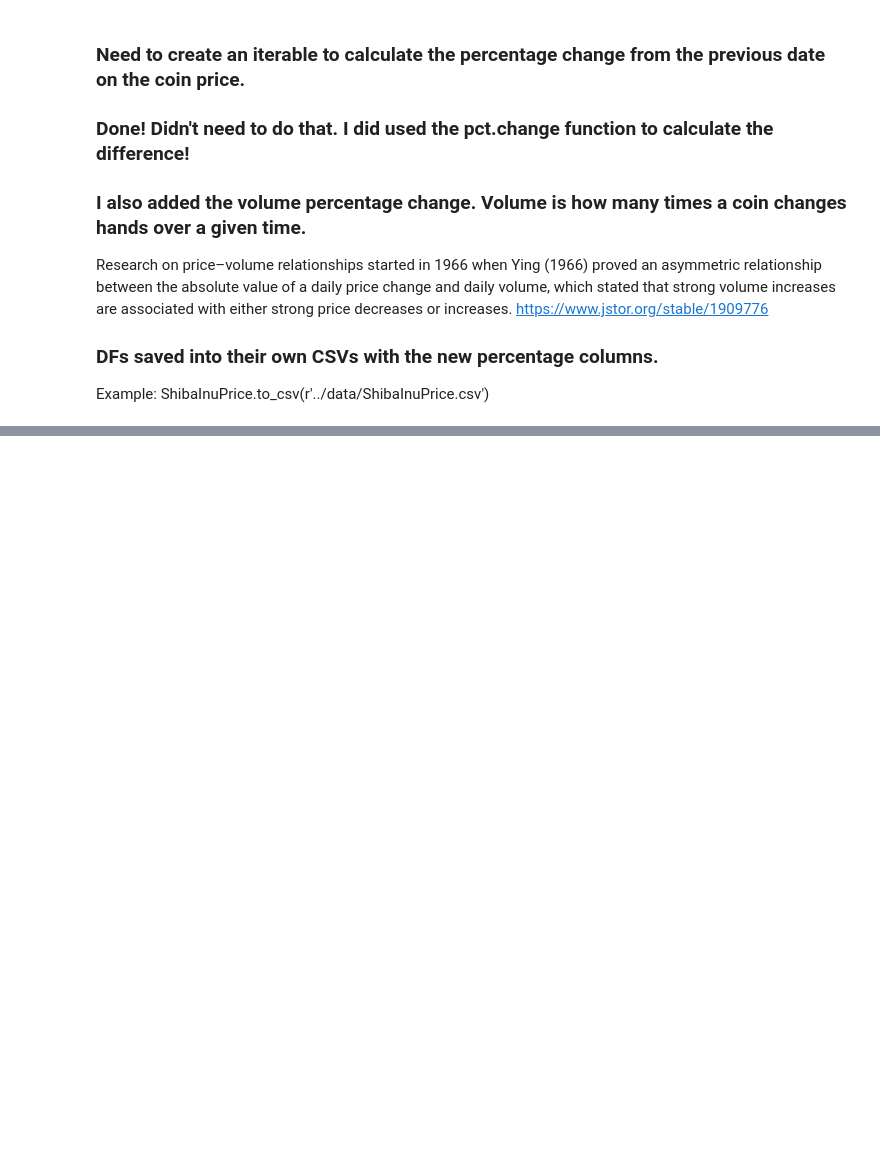
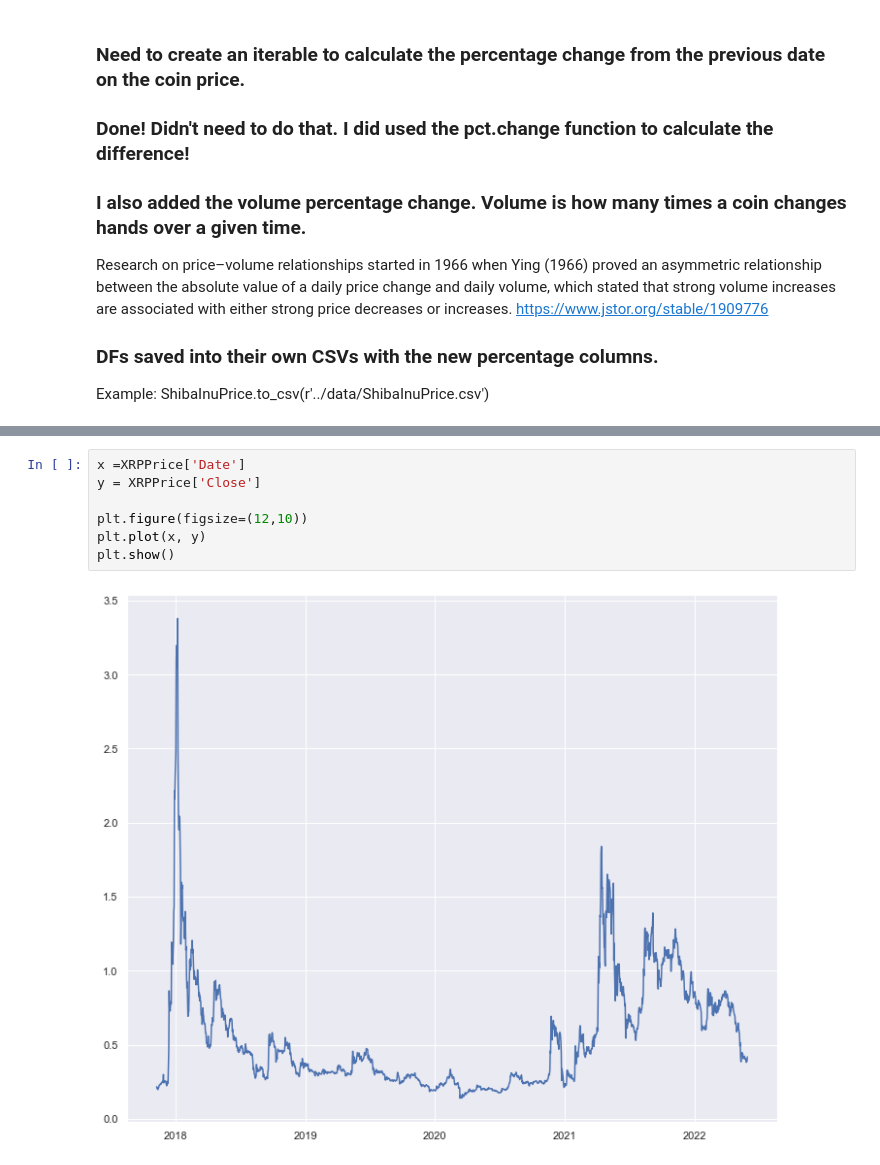
Before and after one commit to mrmoya413/Capstone_RudyMoya, a Jupyter notebook: Notebooks/Rudy_Moya_Capstone.ipynb, the cells around one changed output, grey strips where cells are left out. Cells and saved outputs as stored; diff of their text form; blank space fills up the shorter version.

```diff
--- a/Notebooks/Rudy_Moya_Capstone.ipynb
+++ b/Notebooks/Rudy_Moya_Capstone.ipynb
@@ -1069,0 +1172,9 @@ Example: ShibaInuPrice.to_csv(r'../data/ShibaInuPrice.csv')
+# %%
+x =XRPPrice['Date']
+y = XRPPrice['Close']
+
+plt.figure(figsize=(12,10))
+plt.plot(x, y)
+plt.show()
+# %% [output]
+[figure, added]
```
Also changed, not shown: parts of 29 cells of this notebook.
